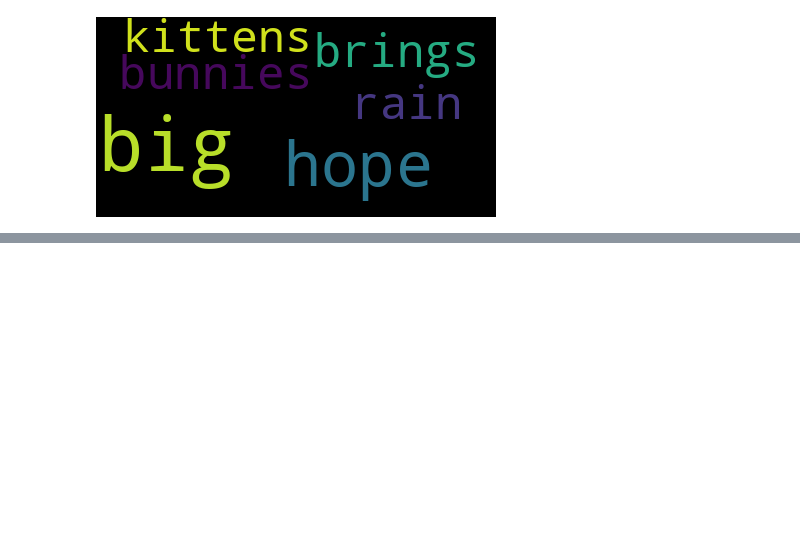
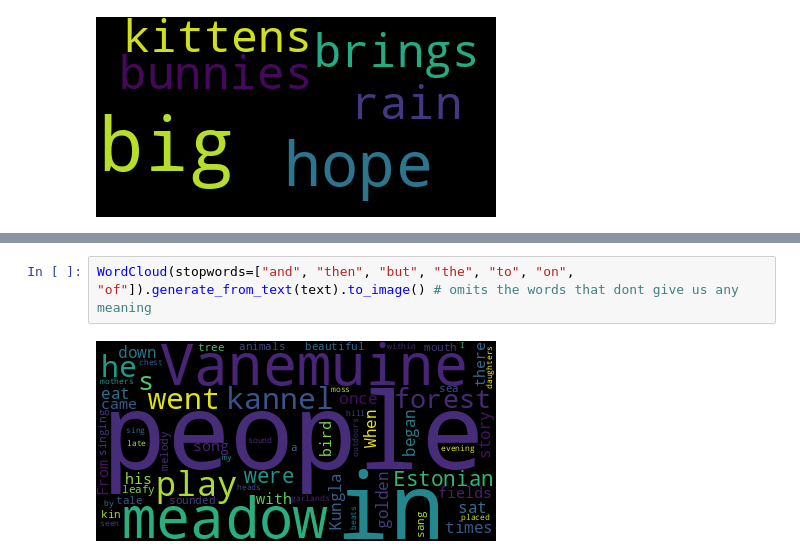
Before and after one commit to taisiia-blip/dt-2025-data-visualisation, a Jupyter notebook: class_work/21.11.ipynb, the cells around one changed output, grey strips where cells are left out. Saved outputs shown, nothing was run; the diff lists cells and outputs as text; blank space fills up the shorter version.

```diff
--- a/class_work/21.11.ipynb
+++ b/class_work/21.11.ipynb
@@ -34,0 +40,4 @@ text = urllib.request.urlopen("").read().decode("utf-8") # decode("utf-8") to co
+# %%
+WordCloud(stopwords=["and", "then", "but", "the", "to", "on", "of"]).generate_from_text(text).to_image() # omits the words that dont give us any meaning
+# %% [output]
+[figure, added]
```
Also changed, not shown: parts of 4 cells of this notebook, 2 other files.
